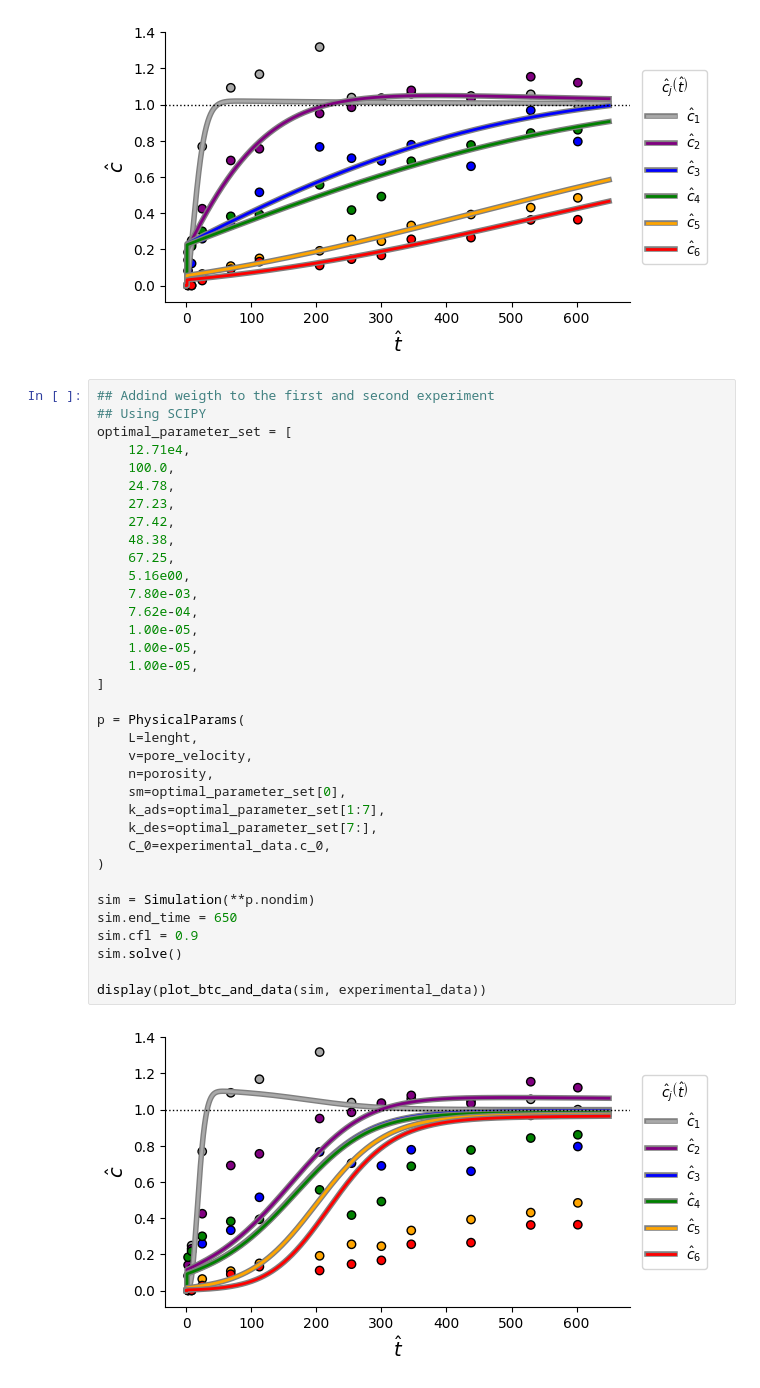
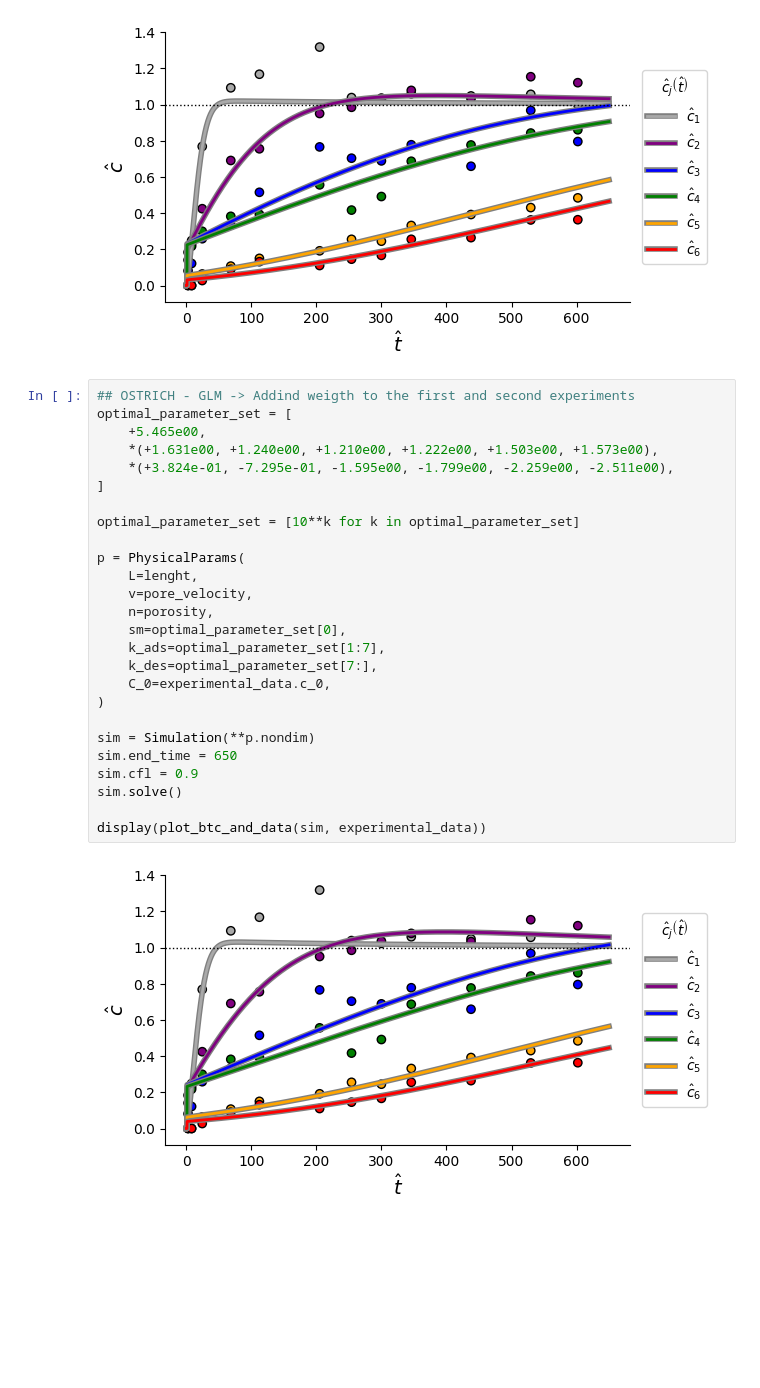
Before and after one commit to edsaac/cowerc-adsorption, a Jupyter notebook: notebooks/only_python/merging_data_other_experiments.ipynb, the cells around one changed output. Saved outputs shown, nothing was run; the diff lists cells and outputs as text; blank space fills up the shorter version.

Commit message:
With ostrich params

```diff
--- a/notebooks/only_python/merging_data_other_experiments.ipynb
+++ b/notebooks/only_python/merging_data_other_experiments.ipynb
@@ -181,39 +181,30 @@ display(plot_btc_and_data(sim, experimental_data))
 # %% [output]
 [figure]
 # %%
-## Addind weigth to the first and second experiment
-## Using SCIPY
+## OSTRICH - GLM -> Addind weigth to the first and second experiments
 optimal_parameter_set = [
-    12.71e4,
-    100.0,
-    24.78,
-    27.23,
-    27.42,
-    48.38,
-    67.25,
-    5.16e00,
-    7.80e-03,
-    7.62e-04,
-    1.00e-05,
-    1.00e-05,
-    1.00e-05,
+    +5.465e00,
+    *(+1.631e00, +1.240e00, +1.210e00, +1.222e00, +1.503e00, +1.573e00),
+    *(+3.824e-01, -7.295e-01, -1.595e00, -1.799e00, -2.259e00, -2.511e00),
 ]
+
+optimal_parameter_set = [10**k for k in optimal_parameter_set]
 
 p = PhysicalParams(
     L=lenght,
     v=pore_velocity,
     n=porosity,
     sm=optimal_parameter_set[0],
     k_ads=optimal_parameter_set[1:7],
     k_des=optimal_parameter_set[7:],
     C_0=experimental_data.c_0,
 )
 
 sim = Simulation(**p.nondim)
 sim.end_time = 650
 sim.cfl = 0.9
 sim.solve()
 
 display(plot_btc_and_data(sim, experimental_data))
 # %% [output]
-[figure, old version]
+[figure, new version]
```
Also changed, not shown: parts of 9 cells of this notebook.
